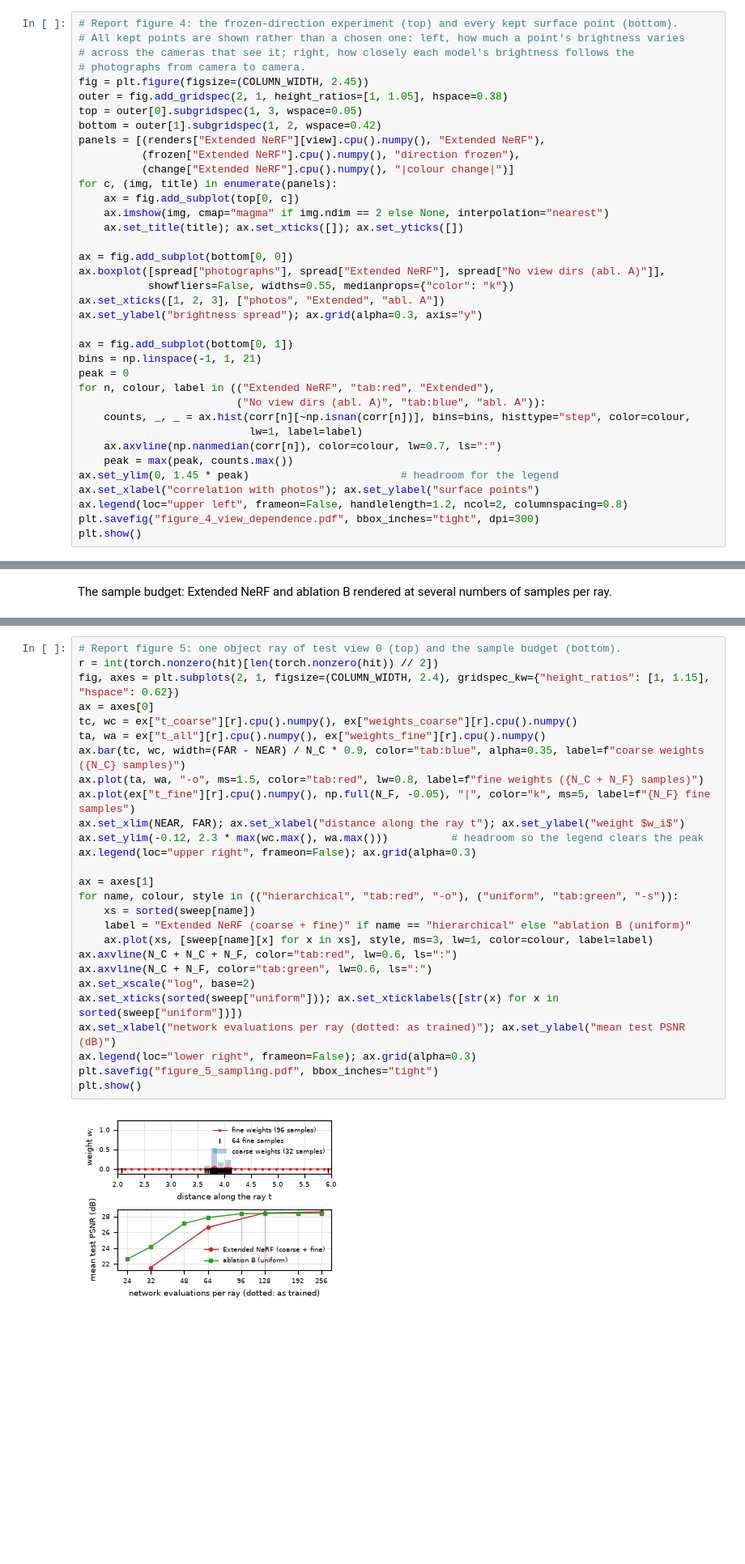
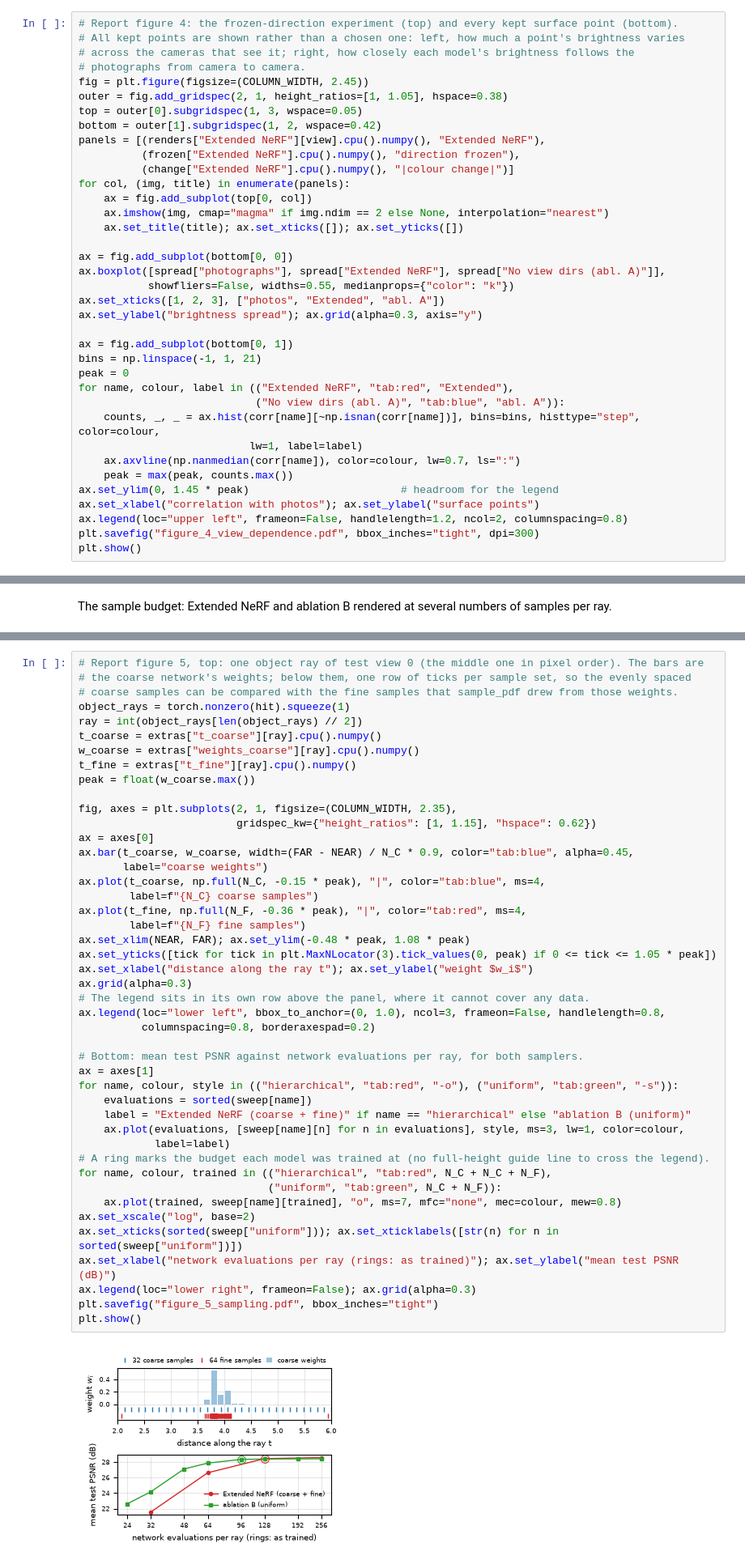
Before and after one commit to KaranR03/AdvancedMachineLearning, a Jupyter notebook: Ass8/Final/project8_code/main_report.ipynb, the cells around one changed output, grey strips where cells are left out. Shown at 81% size. Saved outputs shown, nothing was run; the diff lists cells and outputs as text; blank space fills up the shorter version.

```diff
--- a/Ass8/Final/project8_code/main_report.ipynb
+++ b/Ass8/Final/project8_code/main_report.ipynb
@@ -845,8 +859,8 @@ bottom = outer[1].subgridspec(1, 2, wspace=0.42)
 panels = [(renders["Extended NeRF"][view].cpu().numpy(), "Extended NeRF"),
           (frozen["Extended NeRF"].cpu().numpy(), "direction frozen"),
           (change["Extended NeRF"].cpu().numpy(), "|colour change|")]
-for c, (img, title) in enumerate(panels):
-    ax = fig.add_subplot(top[0, c])
+for col, (img, title) in enumerate(panels):
+    ax = fig.add_subplot(top[0, col])
     ax.imshow(img, cmap="magma" if img.ndim == 2 else None, interpolation="nearest")
     ax.set_title(title); ax.set_xticks([]); ax.set_yticks([])
 
@@ -859,11 +873,11 @@ ax.set_ylabel("brightness spread"); ax.grid(alpha=0.3, axis="y")
 ax = fig.add_subplot(bottom[0, 1])
 bins = np.linspace(-1, 1, 21)
 peak = 0
-for n, colour, label in (("Extended NeRF", "tab:red", "Extended"),
-                         ("No view dirs (abl. A)", "tab:blue", "abl. A")):
-    counts, _, _ = ax.hist(corr[n][~np.isnan(corr[n])], bins=bins, histtype="step", color=colour,
+for name, colour, label in (("Extended NeRF", "tab:red", "Extended"),
+                            ("No view dirs (abl. A)", "tab:blue", "abl. A")):
+    counts, _, _ = ax.hist(corr[name][~np.isnan(corr[name])], bins=bins, histtype="step", color=colour,
                            lw=1, label=label)
-    ax.axvline(np.nanmedian(corr[n]), color=colour, lw=0.7, ls=":")
+    ax.axvline(np.nanmedian(corr[name]), color=colour, lw=0.7, ls=":")
     peak = max(peak, counts.max())
 ax.set_ylim(0, 1.45 * peak)                        # headroom for the legend
 ax.set_xlabel("correlation with photos"); ax.set_ylabel("surface points")
@@ -961,32 +981,50 @@ The report's figure: where one ray's samples land, and the sample budget against
 # %%
-# Report figure 5: one object ray of test view 0 (top) and the sample budget (bottom).
-r = int(torch.nonzero(hit)[len(torch.nonzero(hit)) // 2])
-fig, axes = plt.subplots(2, 1, figsize=(COLUMN_WIDTH, 2.4), gridspec_kw={"height_ratios": [1, 1.15], "hspace": 0.62})
+# Report figure 5, top: one object ray of test view 0 (the middle one in pixel order). The bars are
+# the coarse network's weights; below them, one row of ticks per sample set, so the evenly spaced
+# coarse samples can be compared with the fine samples that sample_pdf drew from those weights.
+object_rays = torch.nonzero(hit).squeeze(1)
+ray = int(object_rays[len(object_rays) // 2])
+t_coarse = extras["t_coarse"][ray].cpu().numpy()
+w_coarse = extras["weights_coarse"][ray].cpu().numpy()
+t_fine = extras["t_fine"][ray].cpu().numpy()
+peak = float(w_coarse.max())
+
+fig, axes = plt.subplots(2, 1, figsize=(COLUMN_WIDTH, 2.35),
+                         gridspec_kw={"height_ratios": [1, 1.15], "hspace": 0.62})
 ax = axes[0]
-tc, wc = ex["t_coarse"][r].cpu().numpy(), ex["weights_coarse"][r].cpu().numpy()
-ta, wa = ex["t_all"][r].cpu().numpy(), ex["weights_fine"][r].cpu().numpy()
-ax.bar(tc, wc, width=(FAR - NEAR) / N_C * 0.9, color="tab:blue", alpha=0.35, label=f"coarse weights ({N_C} samples)")
-ax.plot(ta, wa, "-o", ms=1.5, color="tab:red", lw=0.8, label=f"fine weights ({N_C + N_F} samples)")
-ax.plot(ex["t_fine"][r].cpu().numpy(), np.full(N_F, -0.05), "|", color="k", ms=5, label=f"{N_F} fine samples")
-ax.set_xlim(NEAR, FAR); ax.set_xlabel("distance along the ray t"); ax.set_ylabel("weight $w_i$")
-ax.set_ylim(-0.12, 2.3 * max(wc.max(), wa.max()))          # headroom so the legend clears the peak
-ax.legend(loc="upper right", frameon=False); ax.grid(alpha=0.3)
+ax.bar(t_coarse, w_coarse, width=(FAR - NEAR) / N_C * 0.9, color="tab:blue", alpha=0.45,
+       label="coarse weights")
+ax.plot(t_coarse, np.full(N_C, -0.15 * peak), "|", color="tab:blue", ms=4,
+        label=f"{N_C} coarse samples")
+ax.plot(t_fine, np.full(N_F, -0.36 * peak), "|", color="tab:red", ms=4,
+        label=f"{N_F} fine samples")
+ax.set_xlim(NEAR, FAR); ax.set_ylim(-0.48 * peak, 1.08 * peak)
+ax.set_yticks([tick for tick in plt.MaxNLocator(3).tick_values(0, peak) if 0 <= tick <= 1.05 * peak])
+ax.set_xlabel("distance along the ray t"); ax.set_ylabel("weight $w_i$")
+ax.grid(alpha=0.3)
+# The legend sits in its own row above the panel, where it cannot cover any data.
+ax.legend(loc="lower left", bbox_to_anchor=(0, 1.0), ncol=3, frameon=False, handlelength=0.8,
+          columnspacing=0.8, borderaxespad=0.2)
 
+# Bottom: mean test PSNR against network evaluations per ray, for both samplers.
 ax = axes[1]
 for name, colour, style in (("hierarchical", "tab:red", "-o"), ("uniform", "tab:green", "-s")):
-    xs = sorted(sweep[name])
+    evaluations = sorted(sweep[name])
     label = "Extended NeRF (coarse + fine)" if name == "hierarchical" else "ablation B (uniform)"
-    ax.plot(xs, [sweep[name][x] for x in xs], style, ms=3, lw=1, color=colour, label=label)
-ax.axvline(N_C + N_C + N_F, color="tab:red", lw=0.6, ls=":")
-ax.axvline(N_C + N_F, color="tab:green", lw=0.6, ls=":")
+    ax.plot(evaluations, [sweep[name][n] for n in evaluations], style, ms=3, lw=1, color=colour,
+            label=label)
+# A ring marks the budget each model was trained at (no full-height guide line to cross the legend).
+for name, colour, trained in (("hierarchical", "tab:red", N_C + N_C + N_F),
+                              ("uniform", "tab:green", N_C + N_F)):
+    ax.plot(trained, sweep[name][trained], "o", ms=7, mfc="none", mec=colour, mew=0.8)
 ax.set_xscale("log", base=2)
-ax.set_xticks(sorted(sweep["uniform"])); ax.set_xticklabels([str(x) for x in sorted(sweep["uniform"])])
-ax.set_xlabel("network evaluations per ray (dotted: as trained)"); ax.set_ylabel("mean test PSNR (dB)")
+ax.set_xticks(sorted(sweep["uniform"])); ax.set_xticklabels([str(n) for n in sorted(sweep["uniform"])])
+ax.set_xlabel("network evaluations per ray (rings: as trained)"); ax.set_ylabel("mean test PSNR (dB)")
 ax.legend(loc="lower right", frameon=False); ax.grid(alpha=0.3)
 plt.savefig("figure_5_sampling.pdf", bbox_inches="tight")
 plt.show()
 # %% [output]
-[figure, old version]
+[figure, new version]
 # %% [markdown]
 ## 6. Novel-view synthesis: a 360-degree turntable (the "3D movie")
 The camera circles the object 30 degrees above the horizontal at radius 4 (the tutorial's
```
Also changed, not shown: parts of 17 cells of this notebook, 14 other files.
